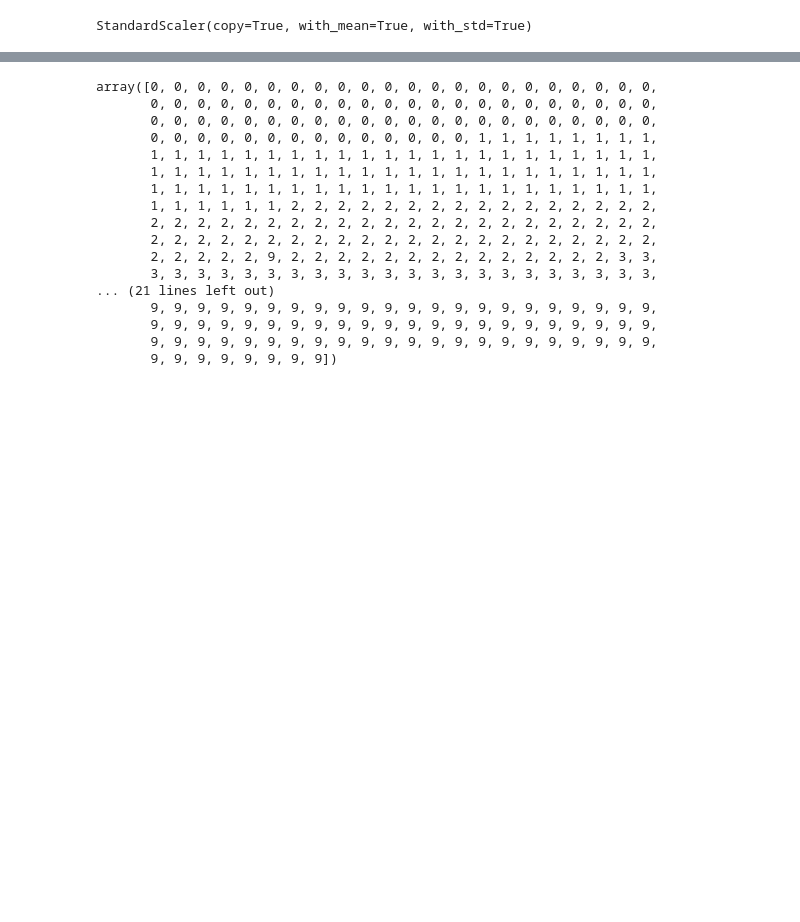
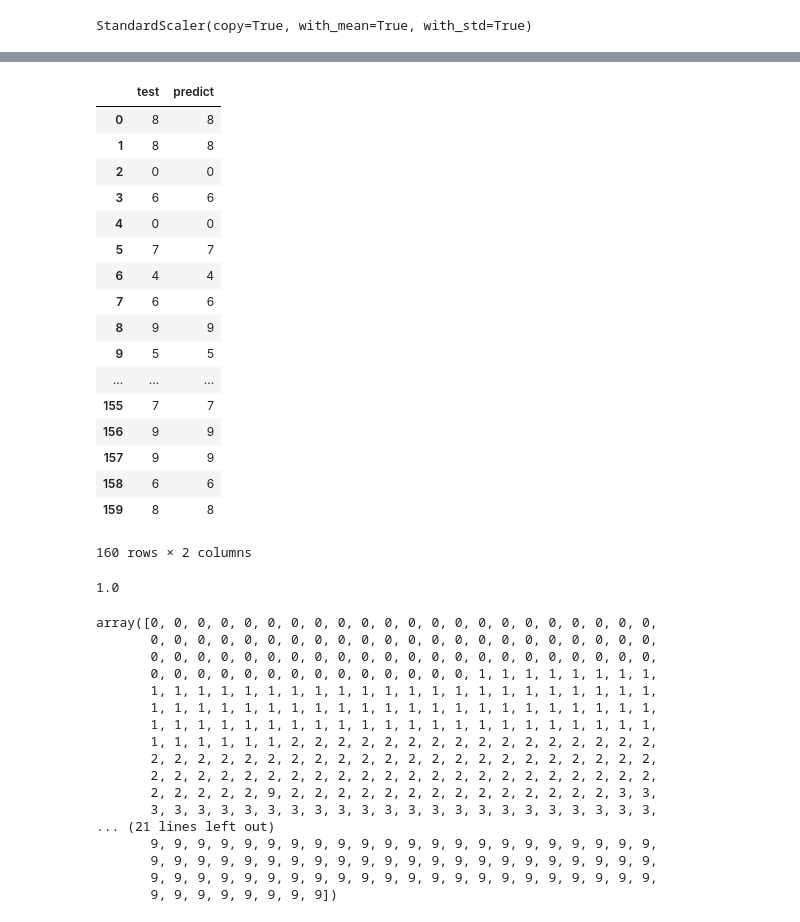
Before and after one commit to barneyElDinosaurio/base_function, a Jupyter notebook: image_detect/xl_yanzhenma.ipynb, the cells around one changed output, grey strips where cells are left out. Saved outputs shown, nothing was run; the diff lists cells and outputs as text; code cells hidden in the pictures; blank space fills up the shorter version.

```diff
--- a/image_detect/xl_yanzhenma.ipynb
+++ b/image_detect/xl_yanzhenma.ipynb
@@ -280,4 +315,4 @@ X_scaled=scaler.transform(np_dataset)
 # %%
 mlp = MLPClassifier(hidden_layer_sizes=(60,60,60),activation='logistic',max_iter=50000,verbose=True,tol=0.000001)
-mlp.fit(X_scaled,labels)
+mlp.fit(X_scaled,y_train)
 # %% [output]
@@ -309,0 +343,3 @@ predict = mlp.predict(X_scaled)
+# %%
+X_test_scaled=scaler.transform(X_test)
+predict = mlp.predict(X_test_scaled)
@@ -310,3 +357,33 @@ predict = mlp.predict(X_scaled)
+# %%
+y_test_np = np.array(y_test)
+# %%
+import pandas as pd
+df_ret = pd.DataFrame({'test':y_test_np,'predict':predict})
+# %%
+df_ret
+# %% [output]
+|  | test | predict |
+| 0 | 8 | 8 |
+| 1 | 8 | 8 |
+| 2 | 0 | 0 |
+| 3 | 6 | 6 |
+| 4 | 0 | 0 |
+| 5 | 7 | 7 |
+| 6 | 4 | 4 |
+| 7 | 6 | 6 |
+| 8 | 9 | 9 |
+| 9 | 5 | 5 |
+| ... | ... | ... |
+| 155 | 7 | 7 |
+| 156 | 9 | 9 |
+| 157 | 9 | 9 |
+| 158 | 6 | 6 |
+| 159 | 8 | 8 |
+160 rows × 2 columns
+# %%
+mlp.score(X_test,y_test)
+# %% [output]
+1.0
 # %%
 predict
 # %% [output]
```
Also changed, not shown: parts of 22 cells of this notebook, 8 other files.
